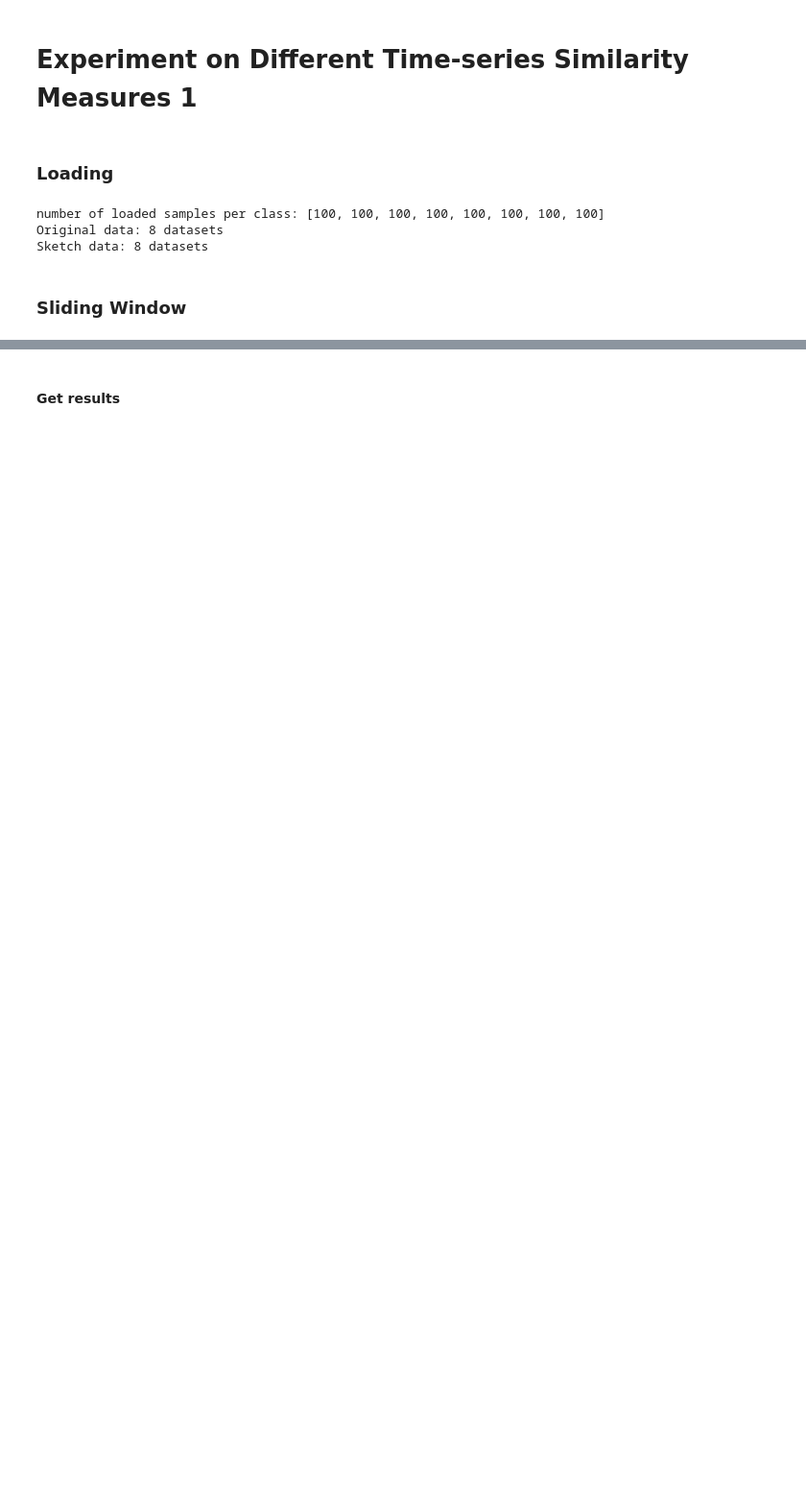
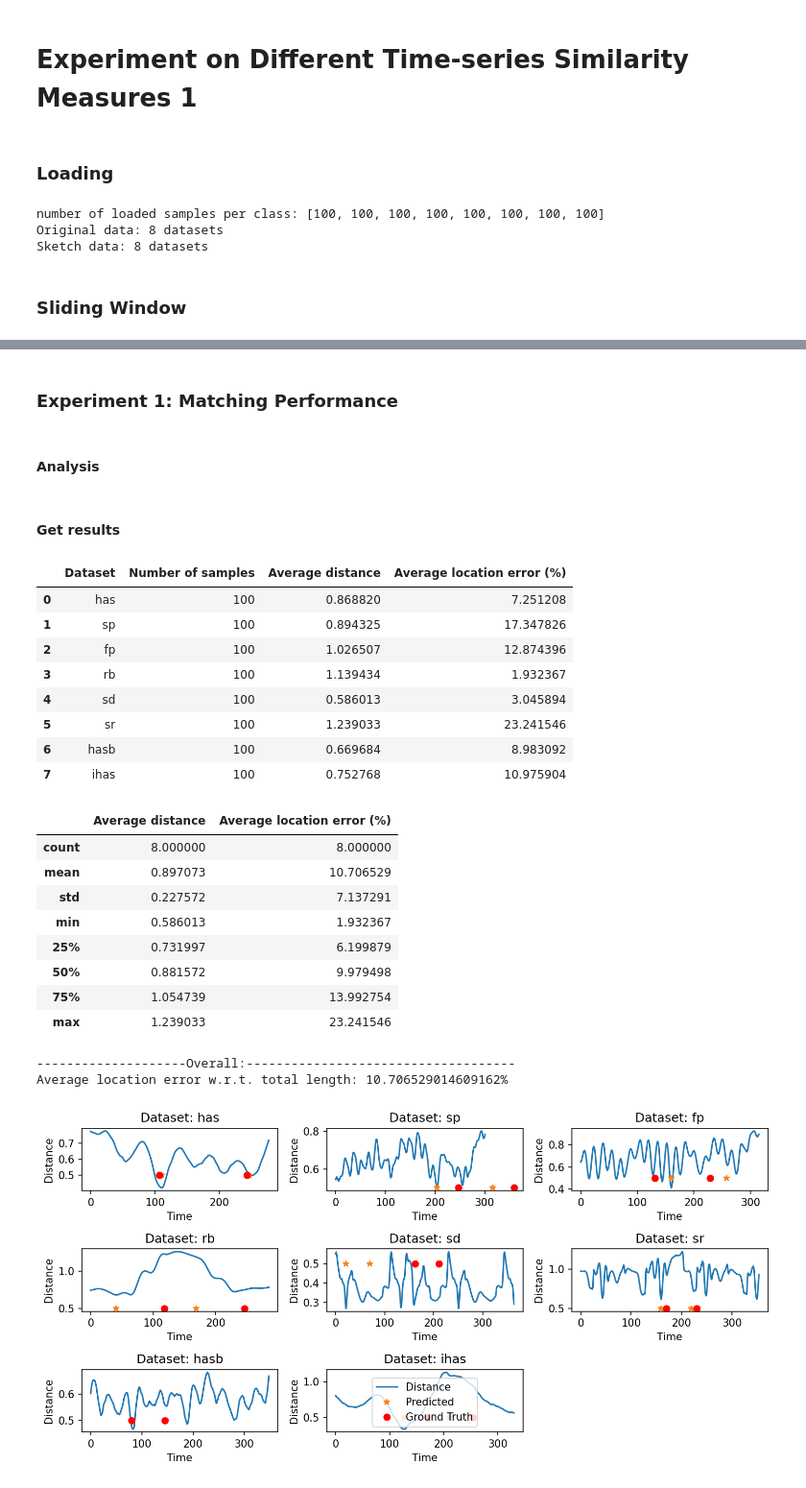
Before and after one commit to SunHaotian14/Qetch_Plus, a Jupyter notebook: Crowd-Study Data/Experiment.ipynb, the cells around one changed output, grey strips where cells are left out. Shown at 96% size. Cells and saved outputs as stored; diff of their text form; code cells hidden in the pictures; blank space fills up the shorter version.

```diff
--- a/Crowd-Study Data/Experiment.ipynb
+++ b/Crowd-Study Data/Experiment.ipynb
@@ -11,6 +11,10 @@ import numpy as np
 from itertools import groupby
 from scipy import signal
 from sklearn import preprocessing
+import pandas as pd
+
+plt.rcParams['figure.figsize'] = [10, 5]
+plt.rcParams['figure.dpi'] = 150 # 200 e.g. is really fine, but slower
 
 root_path = './processed_datasets/'
 datasets = ['has', 'sp', 'fp', 'rb', 'sd', 'sr', 'hasb', 'ihas']
@@ -116,7 +124,63 @@ def calculatDistance(Sketch, Candidate,k):
     # Calculating total error
     Dist = LDE + SE
     return Dist
+# %% [markdown]
+### Experiment 1: Matching Performance
+# %% [markdown]
+#### Analysis
+# %%
+def analyze_results(results, ori_data_X=ori_data_X, ori_data_Y=ori_data_y, datasets=datasets):
+    d = {'Dataset':[], 'Number of samples':[], 'Average distance':[], 'Average location error (%)':[]}
+
+    for i in range(len(results)):
+        d['Dataset'].append(datasets[i])
+        d['Number of samples'].append(len(results[i]))
+        d['Average distance'].append(np.mean([np.max(x[0]) for x in results[i]]))
+        d['Average location error (%)'].append(np.mean([np.abs(x[1][0] - ori_data_y[i][0])/ ori_data_X[i].shape[0]*100 for x in results[i]]))
+        dummy = {"Dataset": datasets[i], "Number of samples": len(results[i]), "Average distance": np.mean([np.max(x[0]) for x in results[i]]),
+                 "Average location error (%)": np.mean([np.abs(x[1][0] - ori_data_y[i][0])/ ori_data_X[i].shape[0]*100 for x in results[i]])}
+    df = pd.DataFrame(d)
+    display(df)
+    display(df.iloc[:,[2,3]].describe())
+    print('--------------------Overall:------------------------------------')
+    print(f'Average location error w.r.t. total length: {np.mean([np.mean([np.abs(x[1][0] - ori_data_y[i][0])/ ori_data_X[i].shape[0]*100 for x in results[i]]) for i in range(len(results))])}%')
+    plt.figure()
+    for i in range(len(results)):
+        ax = plt.subplot(3,3,i+1)
+        plt.tight_layout()
+        plt.title(f"Dataset: {datasets[i]}")
+        plt.xlabel("Time")
+        plt.ylabel("Distance")
+        plt.plot(results[i][0][0])
+        plt.plot(results[i][0][1], [0.5, 0.5], marker='*', ls='none')
+        plt.plot(ori_data_y[i], [0.5, 0.5], marker='o', color='r', ls='none')
+    plt.legend(['Distance', 'Predicted', 'Ground Truth'])
+    plt.show()
+    return df
 # %% [markdown]
 #### Get results
 # %%
 results_eu = pointwise_exp(ori_data_X, ori_data_y, sketch_X, euclidean_distance)
+analytics_eu = analyze_results(results_eu)
+# %% [output]
+|  | Dataset | Number of samples | Average distance | Average location error (%) |
+| 0 | has | 100 | 0.868820 | 7.251208 |
+| 1 | sp | 100 | 0.894325 | 17.347826 |
+| 2 | fp | 100 | 1.026507 | 12.874396 |
+| 3 | rb | 100 | 1.139434 | 1.932367 |
+| 4 | sd | 100 | 0.586013 | 3.045894 |
+| 5 | sr | 100 | 1.239033 | 23.241546 |
+| 6 | hasb | 100 | 0.669684 | 8.983092 |
+| 7 | ihas | 100 | 0.752768 | 10.975904 |
+|  | Average distance | Average location error (%) |
+| count | 8.000000 | 8.000000 |
+| mean | 0.897073 | 10.706529 |
+| std | 0.227572 | 7.137291 |
+| min | 0.586013 | 1.932367 |
+| 25% | 0.731997 | 6.199879 |
+| 50% | 0.881572 | 9.979498 |
+| 75% | 1.054739 | 13.992754 |
+| max | 1.239033 | 23.241546 |
+--------------------Overall:------------------------------------
+Average location error w.r.t. total length: 10.706529014609162%
+[figure, added]
```
Also changed, not shown: parts of 7 cells of this notebook.
